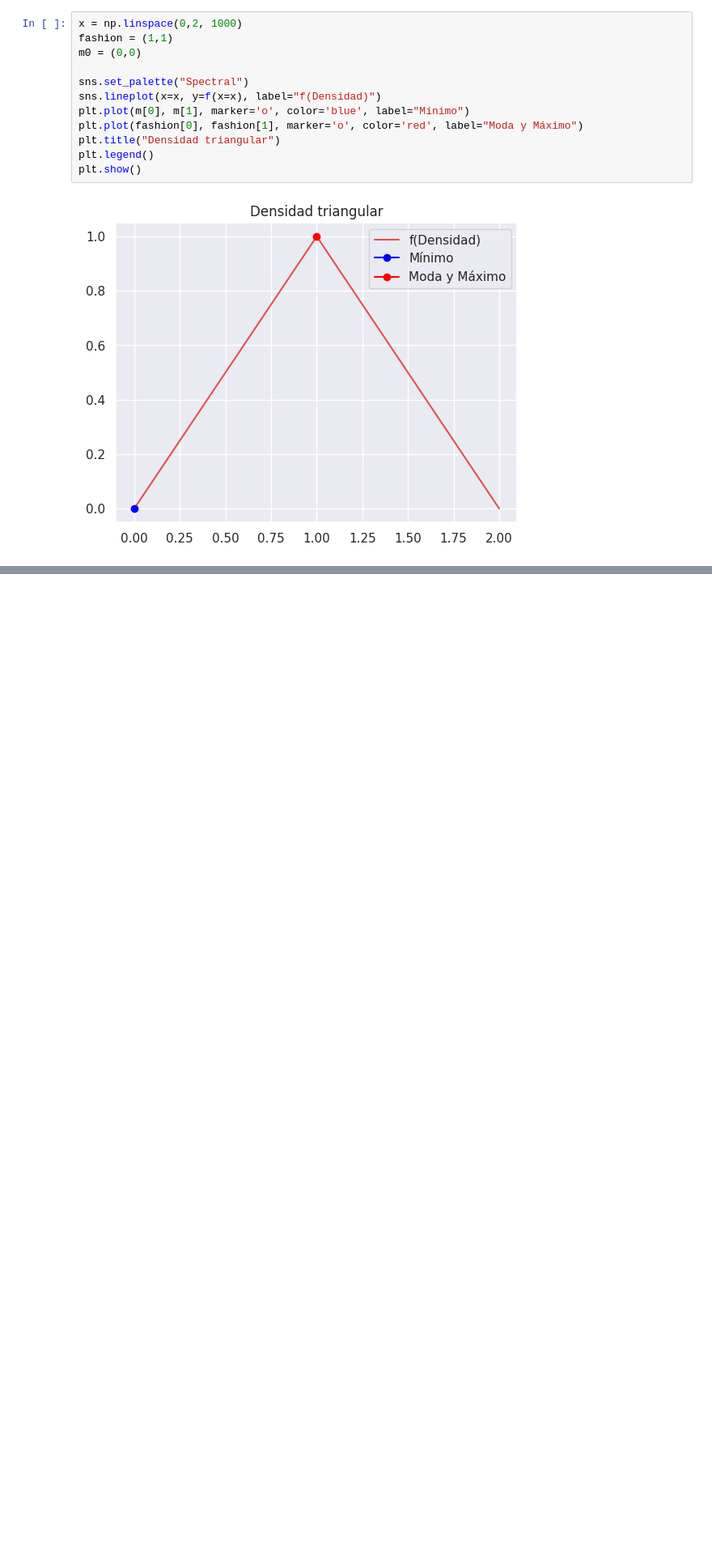
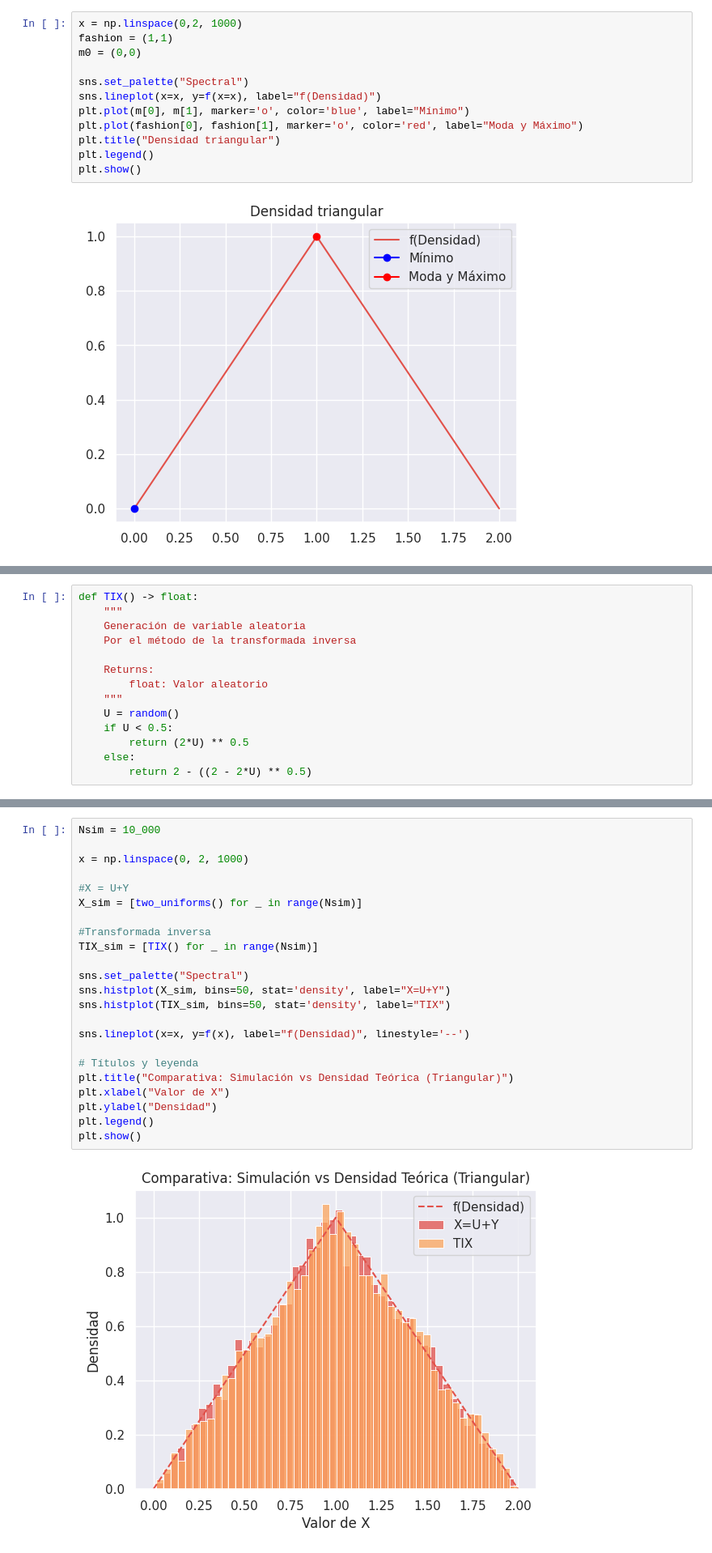
Before and after one commit to alvaro-mediina/modelos-y-simulacion-2025, a Jupyter notebook: tp5-var-aleatorias-continuas/Ejercicio-8.ipynb, the cells around one changed output, grey strips where cells are left out. Shown at 81% size. Saved outputs shown, nothing was run; the diff lists cells and outputs as text; blank space fills up the shorter version.

Commit message:
feat: :sparkles: Ejercicio 8 con transformada inversa

```diff
--- a/tp5-var-aleatorias-continuas/Ejercicio-8.ipynb
+++ b/tp5-var-aleatorias-continuas/Ejercicio-8.ipynb
@@ -66,0 +202,14 @@ plt.show()
+# %%
+def TIX() -> float:
+    """
+    Generación de variable aleatoria
+    Por el método de la transformada inversa
+
+    Returns:
+        float: Valor aleatorio
+    """
+    U = random()
+    if U < 0.5:
+        return (2*U) ** 0.5
+    else:
+        return 2 - ((2 - 2*U) ** 0.5)
@@ -66,0 +221,25 @@ plt.show()
+# %%
+Nsim = 10_000
+
+x = np.linspace(0, 2, 1000)
+
+#X = U+Y
+X_sim = [two_uniforms() for _ in range(Nsim)]
+
+#Transformada inversa
+TIX_sim = [TIX() for _ in range(Nsim)]
+
+sns.set_palette("Spectral")
+sns.histplot(X_sim, bins=50, stat='density', label="X=U+Y")
+sns.histplot(TIX_sim, bins=50, stat='density', label="TIX")
+
+sns.lineplot(x=x, y=f(x), label="f(Densidad)", linestyle='--')
+
+# Títulos y leyenda
+plt.title("Comparativa: Simulación vs Densidad Teórica (Triangular)")
+plt.xlabel("Valor de X")
+plt.ylabel("Densidad")
+plt.legend()
+plt.show()
+# %% [output]
+[figure, added]
```
Also changed, not shown: parts of 10 cells of this notebook.
